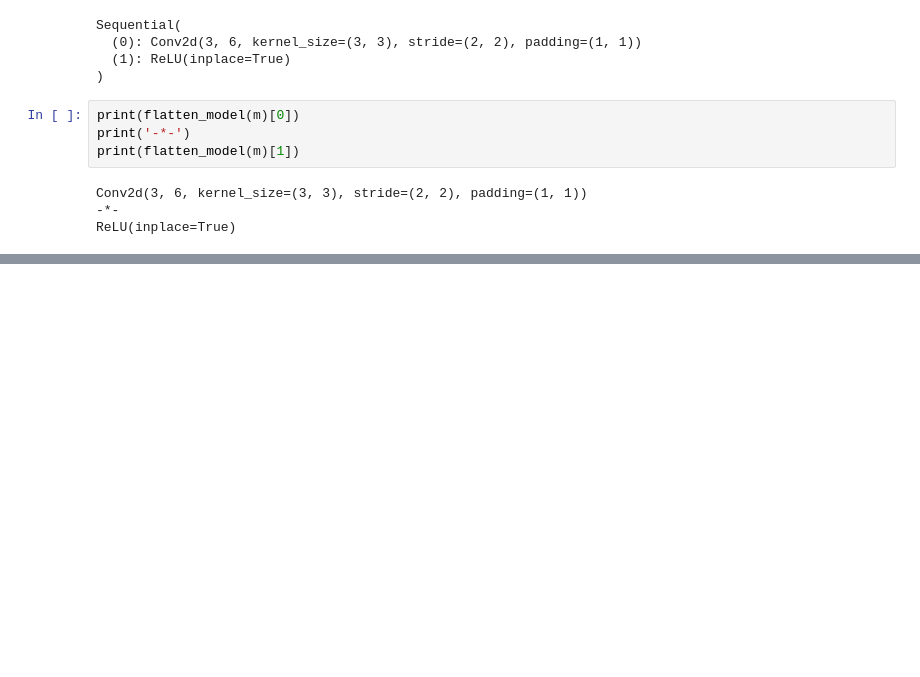
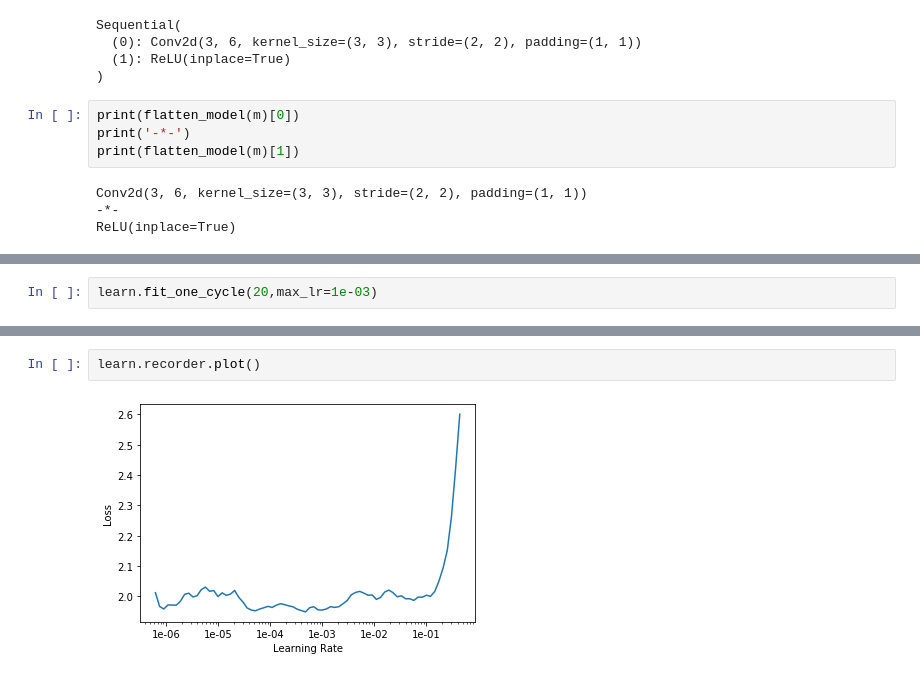
Before and after one commit to davanstrien/Website-Classification, a Jupyter notebook: notebooks/05_model.ipynb, the cells around one changed output, grey strips where cells are left out. Saved outputs shown, nothing was run; the diff lists cells and outputs as text; blank space fills up the shorter version.

```diff
--- a/notebooks/05_model.ipynb
+++ b/notebooks/05_model.ipynb
@@ -170,0 +246,2 @@ learn = Learner(data, model, loss_func=loss_func, metrics=accuracy, layer_groups
+# %%
+learn.fit_one_cycle(20,max_lr=1e-03)
@@ -170,0 +273,4 @@ learn = Learner(data, model, loss_func=loss_func, metrics=accuracy, layer_groups
+# %%
+learn.recorder.plot()
+# %% [output]
+[figure, added]
```
Also changed, not shown: parts of 22 cells of this notebook, 3 other files.
